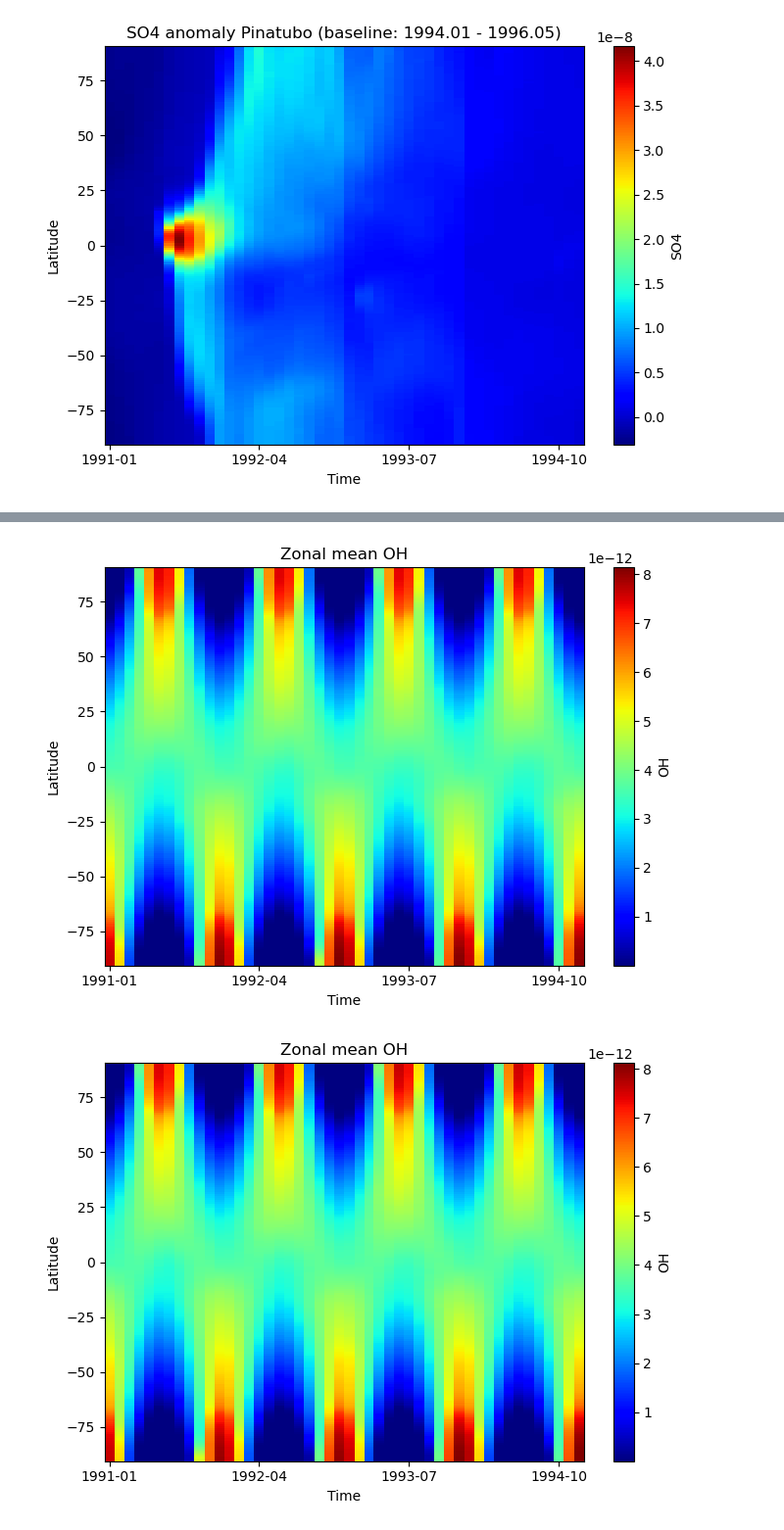
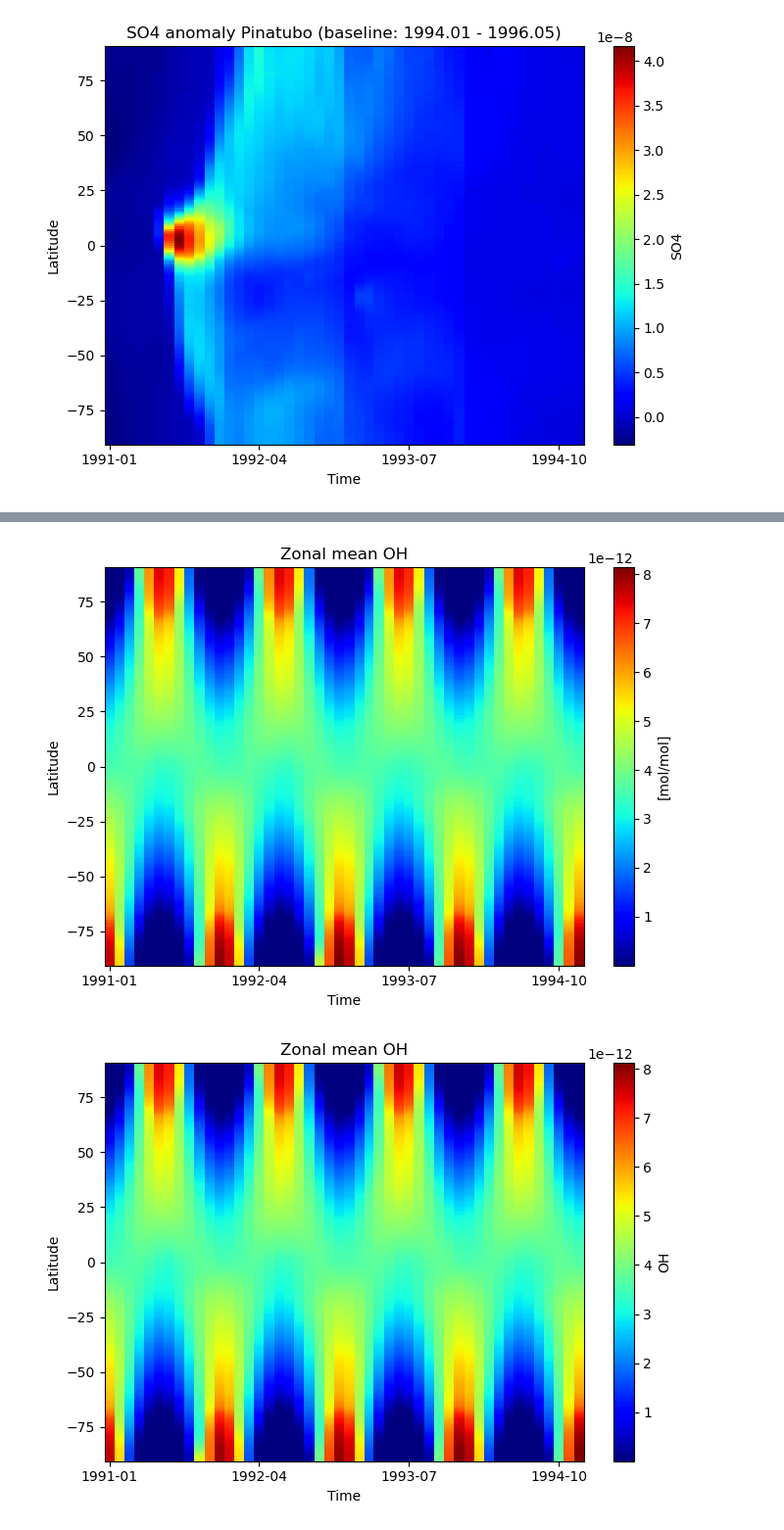
Before and after one commit to EliHHogemo/master_thesis, a Jupyter notebook: pinatubo_iceland.ipynb, the cells around one changed output, grey strips where cells are left out. Shown at 98% size. Cells and saved outputs as stored; diff of their text form; code cells hidden in the pictures.

```diff
--- a/pinatubo_iceland.ipynb
+++ b/pinatubo_iceland.ipynb
@@ -513,31 +533,31 @@ RuntimeError: NetCDF: Not a valid ID
 # %%
 oh = ds["OH"].weighted(weighted_lat).mean(dim="lev")
 pre_eruption = oh.sel(time=slice('1994-01-01', '1996-12-01'))
 base = pre_eruption.groupby("time.month").mean()
 oh_anom = oh.groupby("time.month") - base
 
 oh_zoom = oh.sel(time=slice('1991-01-01', '1994-12-01'))
 time_zoom = oh_zoom['time'].values
 oh_lat_time = oh_zoom.mean(dim="lon")
 lat = oh_lat_time["lat"]
 
 plt.figure(figsize=(7,5))
 pc = plt.pcolormesh(
     time_zoom,
     lat,
     oh_lat_time.T,
     shading="auto",
     cmap="jet"
 )
 
-plt.colorbar(pc, label="OH")
+plt.colorbar(pc, label="[mol/mol]")
 plt.xlabel("Time")
 plt.ylabel("Latitude")
 plt.title("Zonal mean OH")
 plt.tight_layout()
 plt.show()
 # %% [output]
-[figure, old version]
+[figure, new version]
 # %%
 oh = ds_pin["OH"].weighted(weighted_lat_pin).mean(dim="lev")
 pre_eruption = oh.sel(time=slice('1994-01-01', '1996-12-01'))
```
Also changed, not shown: parts of 4 cells of this notebook.
